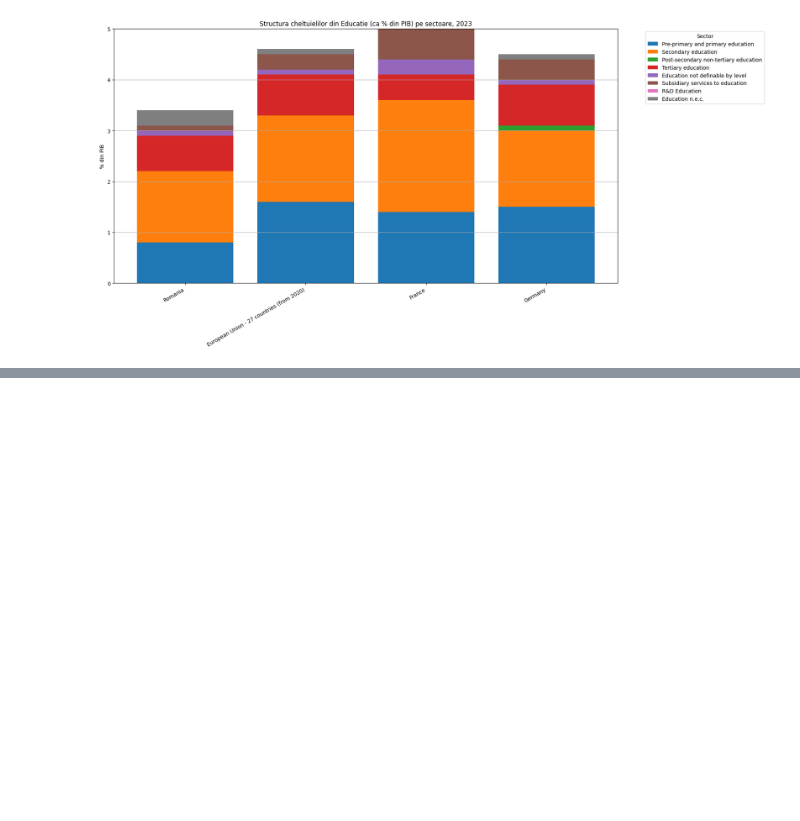
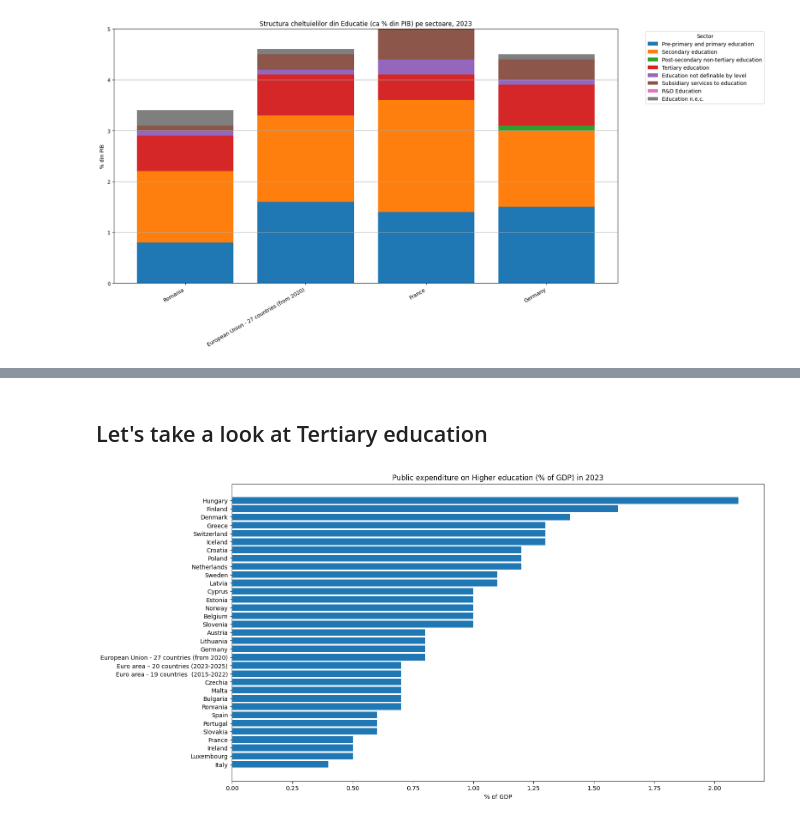
Before and after one commit to TudorMurariu/minimum-wage-study, a Jupyter notebook: pib-p-in-education/pin_in_edu.ipynb, the cells around one changed output, grey strips where cells are left out. Cells and saved outputs as stored; diff of their text form; code cells hidden in the pictures; blank space fills up the shorter version.

```diff
--- a/pib-p-in-education/pin_in_edu.ipynb
+++ b/pib-p-in-education/pin_in_edu.ipynb
@@ -779,0 +839,27 @@ plt.show()
+# %% [markdown]
+## Let's take a look at Tertiary education
+# %%
+# Tertiary education includes all formal, non-compulsory education following secondary school,
+#  including public/private universities, colleges, technical training institutes, and vocational schools
+
+df_Tertiary_Ed = gov_spend[
+    (gov_spend.unit == "Percentage of gross domestic product (GDP)") &
+    (gov_spend.sector == "General government") &
+    (gov_spend.na_item == "Total general government expenditure") &
+    (gov_spend.TIME_PERIOD == year) &
+    (gov_spend.cofog99 == "Tertiary education")
+]
+# %%
+import numpy as np
+import matplotlib.pyplot as plt
+
+df_Tertiary_Ed = df_Tertiary_Ed.sort_values(by="OBS_VALUE", ascending=True)
+
+plt.figure(figsize=(16, 9))
+
+plt.xlabel("% of GDP")
+plt.title(f"Public expenditure on Higher education (% of GDP) in {year}")
+plt.barh(df_Tertiary_Ed.geo, df_Tertiary_Ed.OBS_VALUE)
+plt.show()
+# %% [output]
+[figure, added]
```
Also changed, not shown: parts of 10 cells of this notebook.
